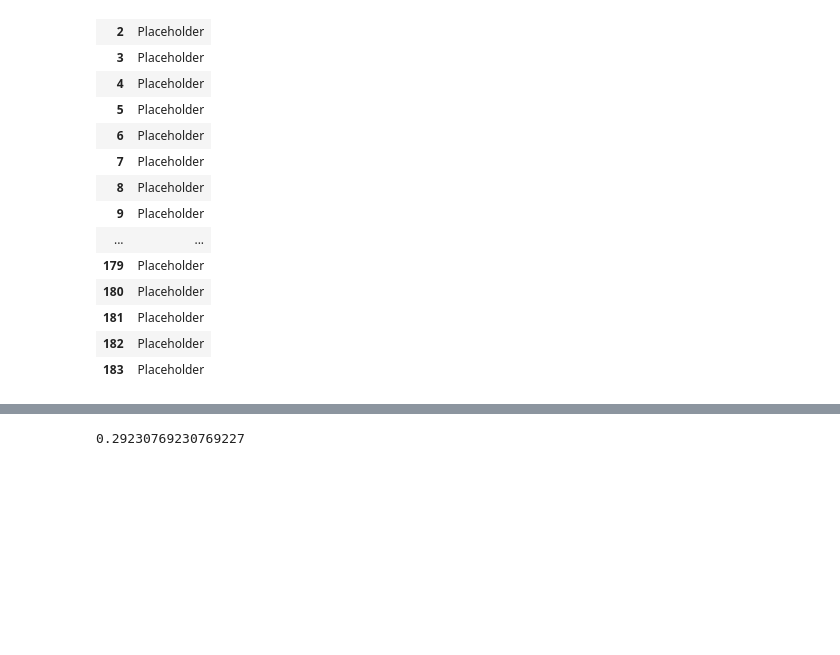
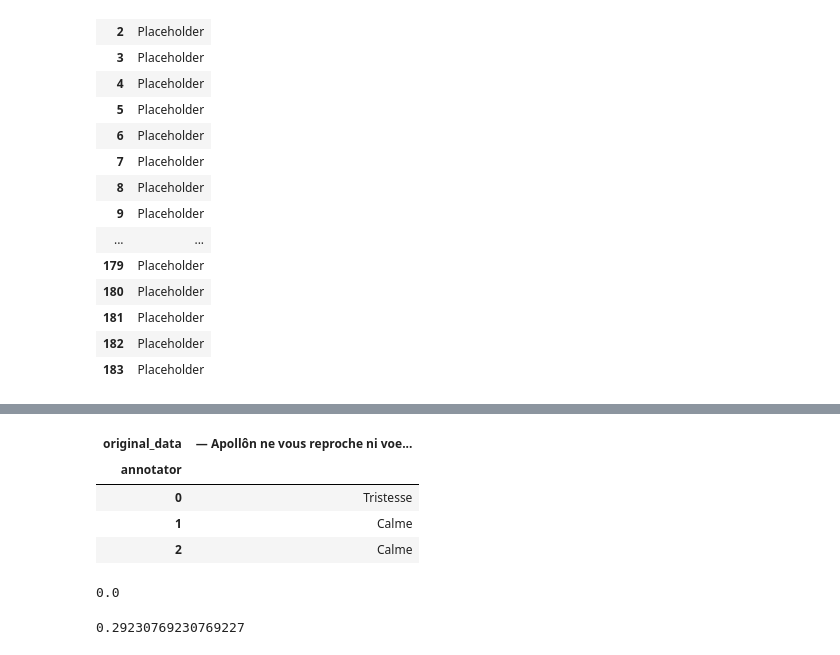
Before and after one commit to dpicca/Homer_Iliad_Dataset, a Jupyter notebook: Dataframes/Data_cleaning.ipynb, the cells around one changed output, grey strips where cells are left out. Saved outputs shown, nothing was run; the diff lists cells and outputs as text; code cells hidden in the pictures; blank space fills up the shorter version.

```diff
--- a/Dataframes/Data_cleaning.ipynb
+++ b/Dataframes/Data_cleaning.ipynb
@@ -476,0 +686,12 @@ kripp_rows = sf.calculate_krippendorffs_alpha_for_df(df_emotions_all, experiment
+# %%
+chapter000
+# %% [output]
+| original_data | — Apollôn ne vous reproche ni voe... |
+| annotator |  |
+| 0 | Tristesse |
+| 1 | Calme |
+| 2 | Calme |
+# %%
+calculate_krippendorffs_alpha(chapter000, metric_fn=nominal_metric)
+# %% [output]
+0.0
```
Also changed, not shown: parts of 29 cells of this notebook.
